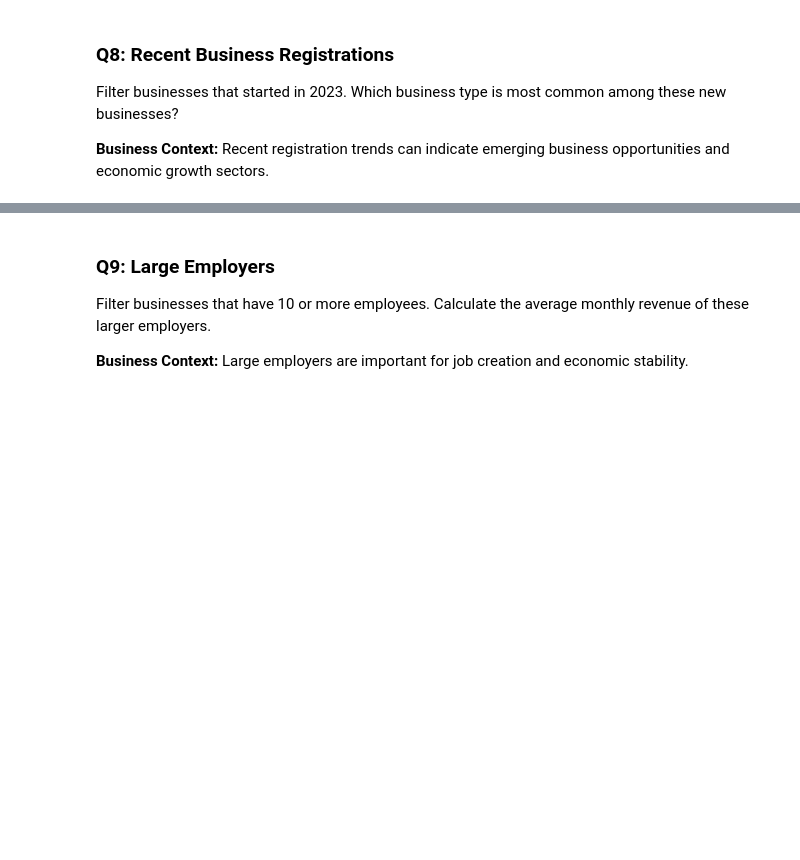
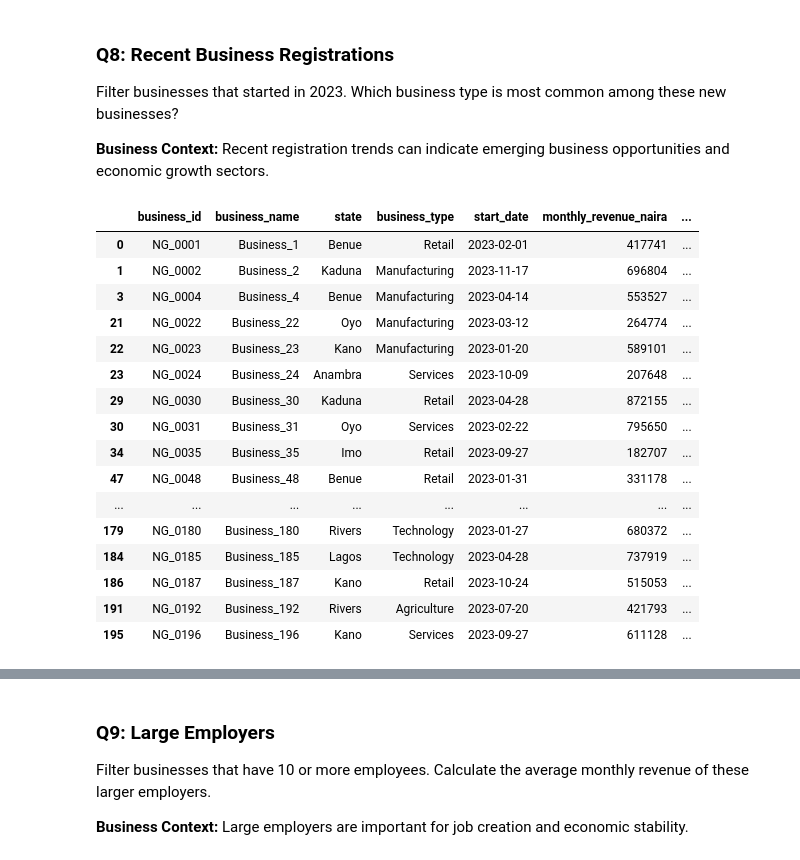
Before and after one commit to lekoundanmgedeon/data-preprocessing-daily-reports, a Jupyter notebook: assignements/A1_data_prep/Assignment_01.ipynb, the cells around one changed output, grey strips where cells are left out. Cells and saved outputs as stored; diff of their text form; code cells hidden in the pictures; blank space fills up the shorter version.

```diff
--- a/assignements/A1_data_prep/Assignment_01.ipynb
+++ b/assignements/A1_data_prep/Assignment_01.ipynb
@@ -54,3 +216,27 @@ Filter businesses where monthly costs are less than 150,000 Naira. What is the m
 Filter businesses that started in 2023. Which business type is most common among these new businesses?
 
 **Business Context:** Recent registration trends can indicate emerging business opportunities and economic growth sectors.
+# %%
+naija_business_data['start_date'] = pd.to_datetime(naija_business_data['start_date'])
+
+business_registration = naija_business_data [naija_business_data['start_date'].dt.year==2023]
+# %%
+business_registration
+# %% [output]
+|  | business_id | business_name | state | business_type | start_date | monthly_revenue_naira | ... |
+| 0 | NG_0001 | Business_1 | Benue | Retail | 2023-02-01 | 417741 | ... |
+| 1 | NG_0002 | Business_2 | Kaduna | Manufacturing | 2023-11-17 | 696804 | ... |
+| 3 | NG_0004 | Business_4 | Benue | Manufacturing | 2023-04-14 | 553527 | ... |
+| 21 | NG_0022 | Business_22 | Oyo | Manufacturing | 2023-03-12 | 264774 | ... |
+| 22 | NG_0023 | Business_23 | Kano | Manufacturing | 2023-01-20 | 589101 | ... |
+| 23 | NG_0024 | Business_24 | Anambra | Services | 2023-10-09 | 207648 | ... |
+| 29 | NG_0030 | Business_30 | Kaduna | Retail | 2023-04-28 | 872155 | ... |
+| 30 | NG_0031 | Business_31 | Oyo | Services | 2023-02-22 | 795650 | ... |
+| 34 | NG_0035 | Business_35 | Imo | Retail | 2023-09-27 | 182707 | ... |
+| 47 | NG_0048 | Business_48 | Benue | Retail | 2023-01-31 | 331178 | ... |
+| ... | ... | ... | ... | ... | ... | ... | ... |
+| 179 | NG_0180 | Business_180 | Rivers | Technology | 2023-01-27 | 680372 | ... |
+| 184 | NG_0185 | Business_185 | Lagos | Technology | 2023-04-28 | 737919 | ... |
+| 186 | NG_0187 | Business_187 | Kano | Retail | 2023-10-24 | 515053 | ... |
+| 191 | NG_0192 | Business_192 | Rivers | Agriculture | 2023-07-20 | 421793 | ... |
+| 195 | NG_0196 | Business_196 | Kano | Services | 2023-09-27 | 611128 | ... |
```
Also changed, not shown: parts of 17 cells of this notebook, 2 other files.
